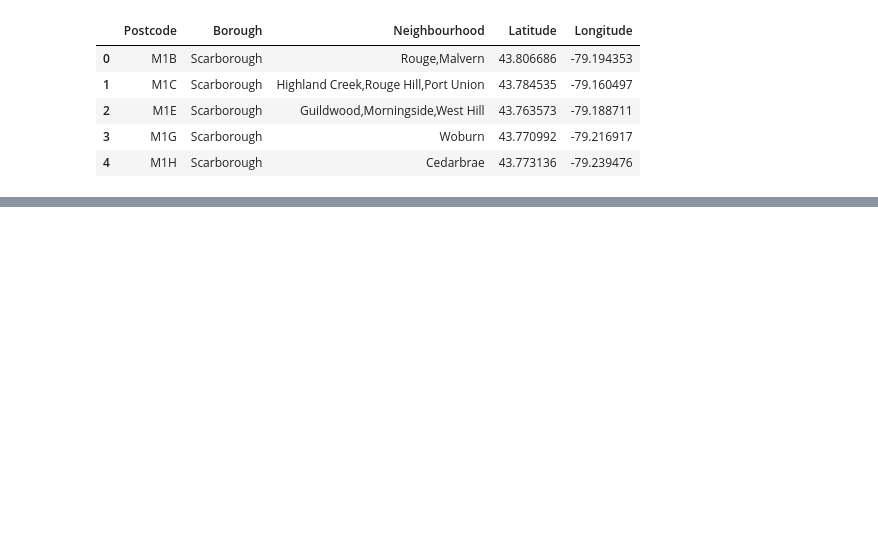
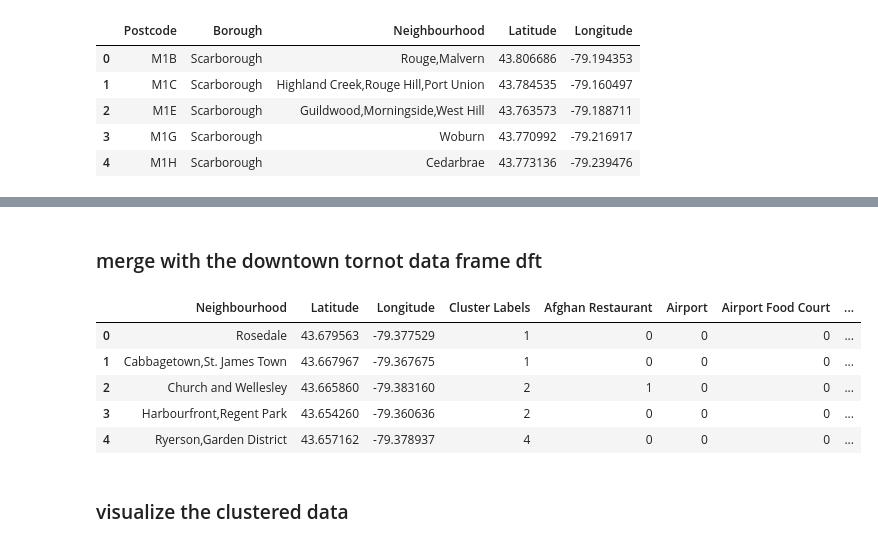
Before and after one commit to Kiranv27/Coursera_Capstone, a Jupyter notebook: Segmenting and Clustering Neighborhoods in Toronto.ipynb, the cells around one changed output, grey strips where cells are left out. Drawn from its saved outputs; the diff is of its cells as text; code cells hidden in the pictures; blank space fills up the shorter version.

```diff
--- a/Segmenting and Clustering Neighborhoods in Toronto.ipynb
+++ b/Segmenting and Clustering Neighborhoods in Toronto.ipynb
@@ -200,0 +554,12 @@ dff.head()
+# %%
+# one hot encoding
+dft_onehot = pd.get_dummies(downtownToronoto_venues[['Venue Category']], prefix="", prefix_sep="")
+
+# add neighborhood column back to dataframe
+dft_onehot['Neighborhood'] = downtownToronoto_venues['Neighborhood']
+
+# move neighborhood column to the first column
+mid = dft_onehot['Neighborhood']
+dft_onehot.drop(labels=['Neighborhood'], axis=1,inplace = True)
+dft_onehot.insert(0, 'Neighborhood', mid)
+dft_onehot.head()
@@ -200,0 +575,3 @@ dff.head()
+# %%
+dft_onehot_grouped = dft_onehot.groupby('Neighborhood').sum().reset_index()
+dft_onehot_grouped.head()
@@ -200,0 +587,11 @@ dff.head()
+# %%
+# set number of clusters
+kclusters = 5
+neighborhood = dft_onehot_grouped['Neighborhood']
+dft_onehot_grouped_clustering = dft_onehot_grouped.drop('Neighborhood', 1)
+
+# run k-means clustering
+kmeans = KMeans(n_clusters=kclusters, random_state=0).fit(dft_onehot_grouped_clustering)
+
+# check cluster labels generated for each row in the dataframe
+kmeans.labels_[0:10]
@@ -200,0 +602,7 @@ dff.head()
+# %%
+# add clustering labels
+
+dft_onehot_grouped_clustering.insert(0, 'Cluster Labels', kmeans.labels_)
+dft_onehot_grouped_clustering.insert(0, 'Neighbourhood', neighborhood)
+
+dft_onehot_grouped_clustering.head()
@@ -200,0 +616,18 @@ dff.head()
+# %% [markdown]
+### merge with the downtown tornot data frame dft
+# %%
+dft_merged = dft.drop(labels=['Postcode', 'Borough'], axis=1)
+
+# merge toronto_grouped with toronto_data to add latitude/longitude for each neighborhood
+dft_merged = dft_merged.join(dft_onehot_grouped_clustering.set_index('Neighbourhood'), on='Neighbourhood')
+
+dft_merged.head() # check the last columns!
+# %% [output]
+|  | Neighbourhood | Latitude | Longitude | Cluster Labels | Afghan Restaurant | Airport | Airport Food Court | ... |
+| 0 | Rosedale | 43.679563 | -79.377529 | 1 | 0 | 0 | 0 | ... |
+| 1 | Cabbagetown,St. James Town | 43.667967 | -79.367675 | 1 | 0 | 0 | 0 | ... |
+| 2 | Church and Wellesley | 43.665860 | -79.383160 | 2 | 1 | 0 | 0 | ... |
+| 3 | Harbourfront,Regent Park | 43.654260 | -79.360636 | 2 | 0 | 0 | 0 | ... |
+| 4 | Ryerson,Garden District | 43.657162 | -79.378937 | 4 | 0 | 0 | 0 | ... |
+# %% [markdown]
+### visualize the clustered data
```
Also changed, not shown: parts of 38 cells of this notebook.
